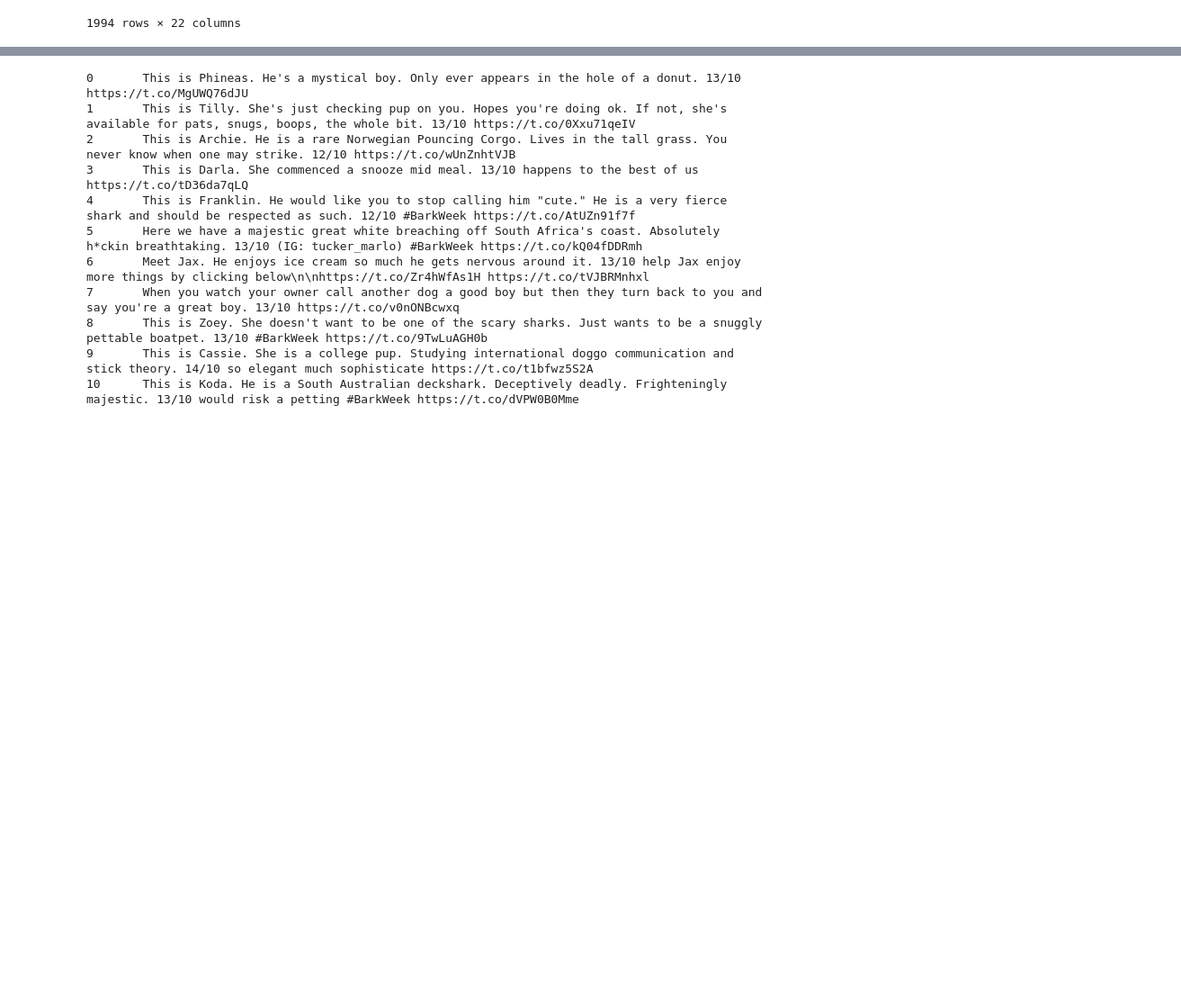
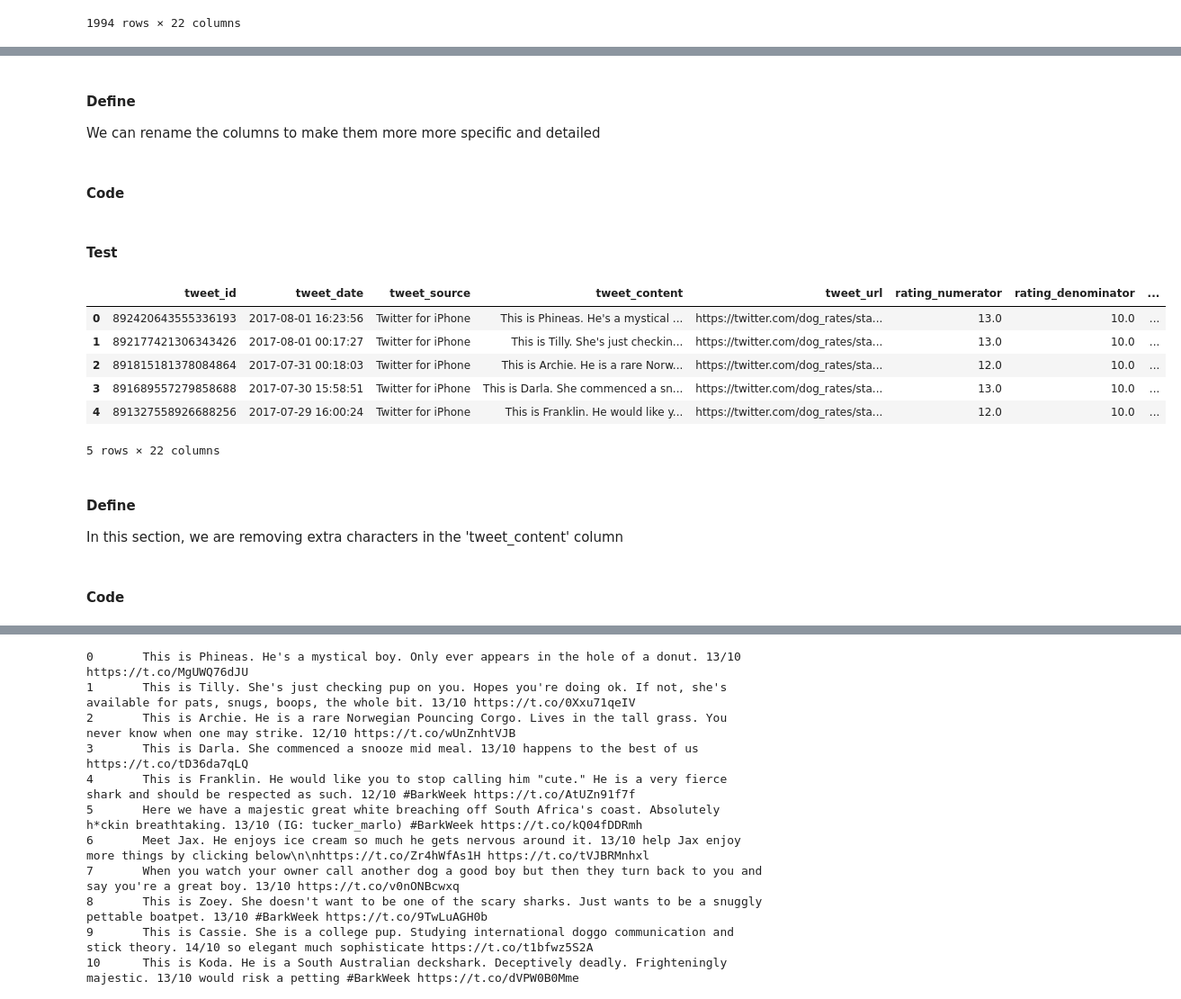
Before and after one commit to Hngo7/we-rate-dog, a Jupyter notebook: wrangle_act.ipynb, the cells around one changed output, grey strips where cells are left out. Shown at 90% size. Cells and saved outputs as stored; diff of their text form; code cells hidden in the pictures; blank space fills up the shorter version.

```diff
--- a/wrangle_act.ipynb
+++ b/wrangle_act.ipynb
@@ -367,0 +374,6 @@ df_all.sample(5)
+# %%
+df_all['dog_stages'] = df_all['text'].str.extract('(puppo|pupper|floofer|doggo)', expand=True)
+# %%
+selected_columns = ['doggo', 'floofer', 'pupper', 'puppo']
+df_all = df_all.drop(selected_columns, axis=1)
+#Solved Issue #9
@@ -367,0 +414,3 @@ df_all.sample(5)
+# %%
+# Change the value to its correct number.
+df_all.replace(df_all['rating_denominator'], 10, inplace = True)
@@ -446,11 +523,8 @@ df_all
 # %%
-#Convert each column to its appropriate type
 df_all['tweet_id'] = df_all['tweet_id'].astype(object)
 df_all['timestamp'] = pd.to_datetime(df_all.timestamp)
 df_all['source'] = df_all['source'].astype('category')
-df_all['dog_stage'] = df_all['dog_stage'].astype('category')
+df_all['dog_stages'] = df_all['dog_stages'].astype('category')
 df_all['rating_numerator'] = df_all['rating_numerator'].astype(float)
 df_all['rating_denominator'] = df_all['rating_denominator'].astype(float)
-
 # Issue #1 solved
-df_all.dtypes
@@ -482 +576,6 @@ df_all['source'] = df_all['source'].str.replace('<a href="https://about.twitter.
+# %% [markdown]
+#### Define
+We can rename the columns to make them more more specific and detailed
+# %% [markdown]
+#### Code
 # %%
@@ -484,5 +582,22 @@ df_all['source'] = df_all['source'].str.replace('<a href="https://about.twitter.
 df_all = df_all.rename(columns = {'timestamp': 'tweet_date', 'source': 'tweet_source', 'text': 'tweet_content', 'expanded_urls': 'tweet_url', 'jpg_url': 'tweet_picture_predicted'})
 #This will solve Issue #6 stated above
+# %% [markdown]
+#### Test
+# %%
+df_all.head()
+# %% [output]
+|  | tweet_id | tweet_date | tweet_source | tweet_content | tweet_url | rating_numerator | rating_denominator | ... |
+| 0 | 892420643555336193 | 2017-08-01 16:23:56 | Twitter for iPhone | This is Phineas. He's a mystical ... | https://twitter.com/dog_rates/sta... | 13.0 | 10.0 | ... |
+| 1 | 892177421306343426 | 2017-08-01 00:17:27 | Twitter for iPhone | This is Tilly. She's just checkin... | https://twitter.com/dog_rates/sta... | 13.0 | 10.0 | ... |
+| 2 | 891815181378084864 | 2017-07-31 00:18:03 | Twitter for iPhone | This is Archie. He is a rare Norw... | https://twitter.com/dog_rates/sta... | 12.0 | 10.0 | ... |
+| 3 | 891689557279858688 | 2017-07-30 15:58:51 | Twitter for iPhone | This is Darla. She commenced a sn... | https://twitter.com/dog_rates/sta... | 13.0 | 10.0 | ... |
+| 4 | 891327558926688256 | 2017-07-29 16:00:24 | Twitter for iPhone | This is Franklin. He would like y... | https://twitter.com/dog_rates/sta... | 12.0 | 10.0 | ... |
+5 rows × 22 columns
+# %% [markdown]
+#### Define
+In this section, we are removing extra characters in the 'tweet_content' column
+# %% [markdown]
+#### Code
 # %%
 # View rows which contain '&amp;' instead of '&' in 'tweet_content' column
 df_all[df_all.tweet_content.str.contains('&amp;')]
```
Also changed, not shown: parts of 55 cells of this notebook, 9 other files.
